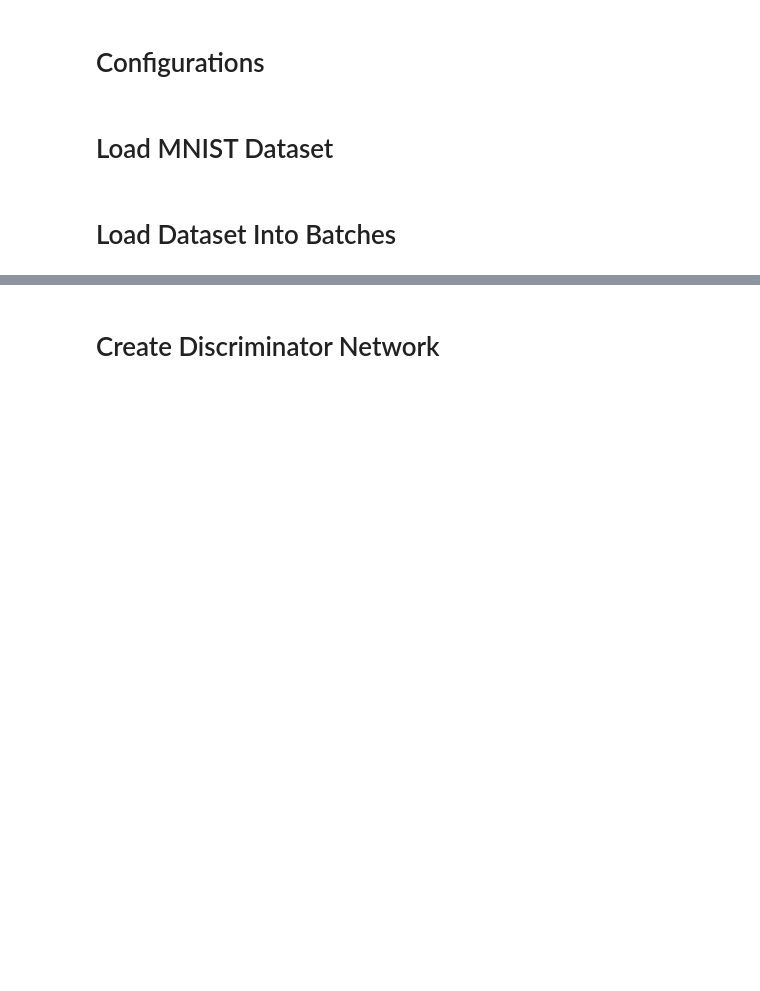
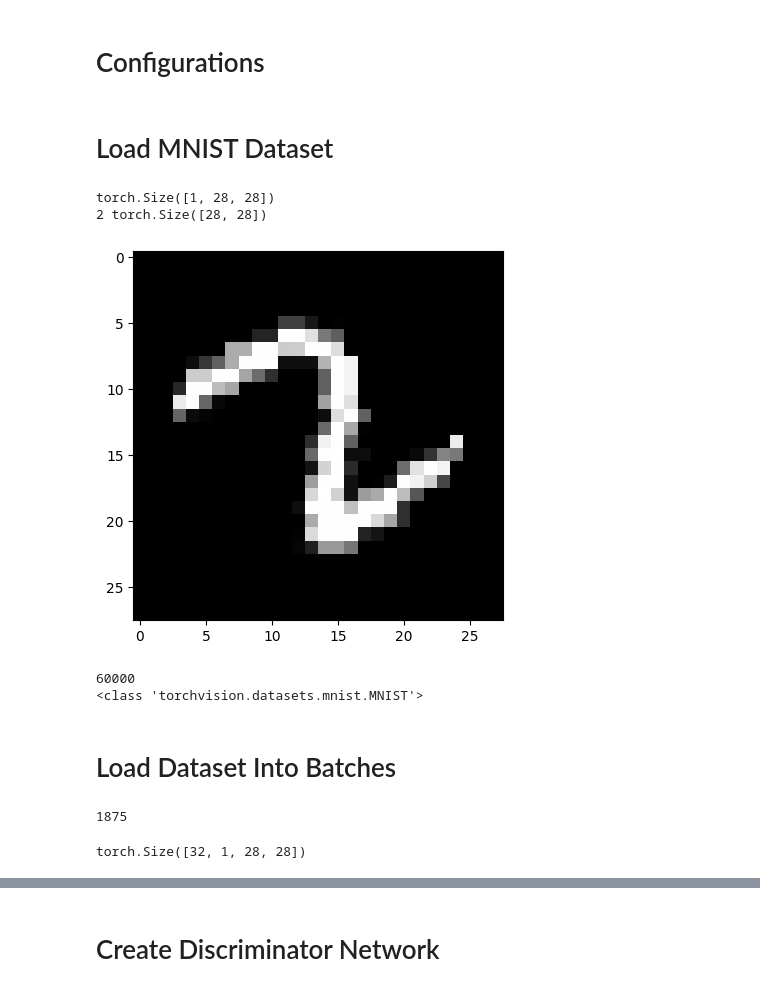
Before and after one commit to newbie10003-code/General-Adversarial-Networks, a Jupyter notebook: main.ipynb, the cells around one changed output, grey strips where cells are left out. Cells and saved outputs as stored; diff of their text form; code cells hidden in the pictures; blank space fills up the shorter version.

```diff
--- a/main.ipynb
+++ b/main.ipynb
@@ -25,9 +26,26 @@ epochs = 30
 # %%
 from torchvision import datasets, transforms as T
 # %%
-trainAug = T.compose([
-    T.RandomRotation(-20, +20),
+trainAug = T.Compose([
+    T.RandomRotation((-20, +20)),
     T.ToTensor()
 ])
+# %%
+trainSet = datasets.MNIST('MNIST/', download = True, train = True, transform = trainAug)
+# %%
+image, label = trainSet[688]
+print(image.shape)
+plt.imshow(image.squeeze(), cmap = 'gray')
+print(label, image.squeeze().shape)
+# %% [output]
+torch.Size([1, 28, 28])
+2 torch.Size([28, 28])
+[figure, added]
+# %%
+print(len(trainSet))
+print(type(trainSet))
+# %% [output]
+60000
+<class 'torchvision.datasets.mnist.MNIST'>
 # %% [markdown]
 # Load Dataset Into Batches
@@ -34 +57,11 @@ trainAug = T.compose([
+# %%
+print(len(trainLoader))
+# %% [output]
+1875
+# %%
+dataiter = iter(trainLoader)
+images, _ = next(dataiter)
+print(images.shape)
+# %% [output]
+torch.Size([32, 1, 28, 28])
 # %%
```
Also changed, not shown: parts of 17 cells of this notebook.
